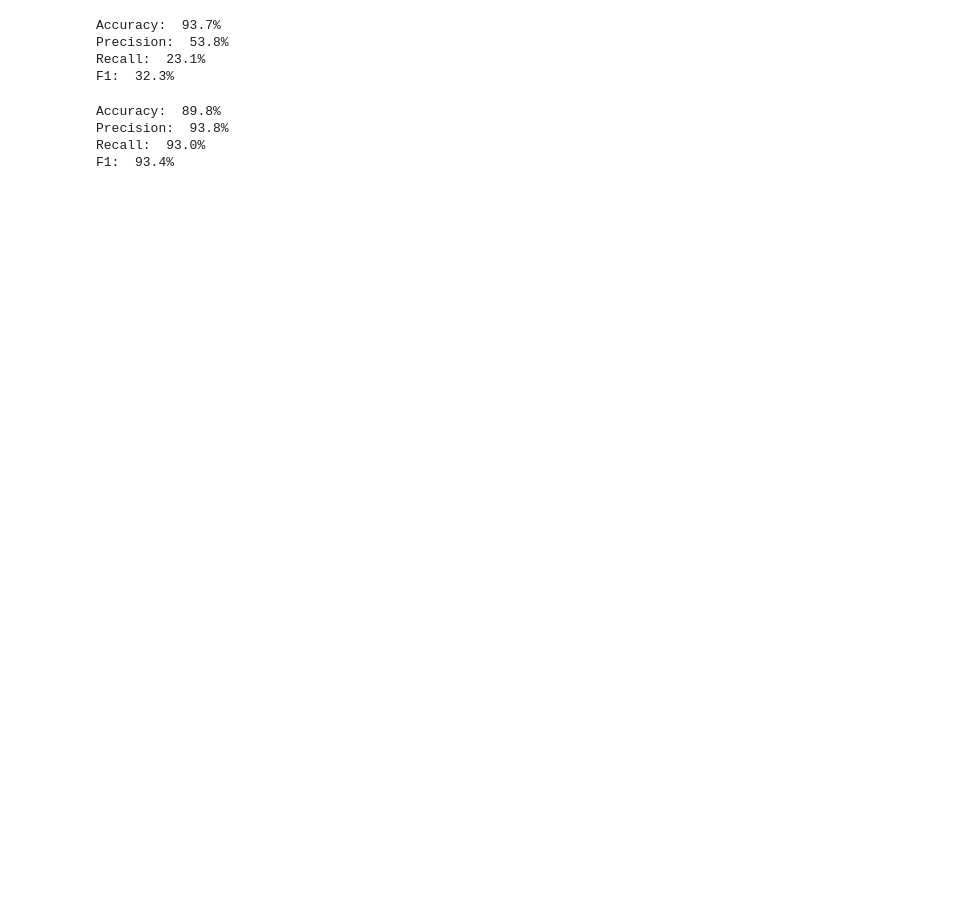
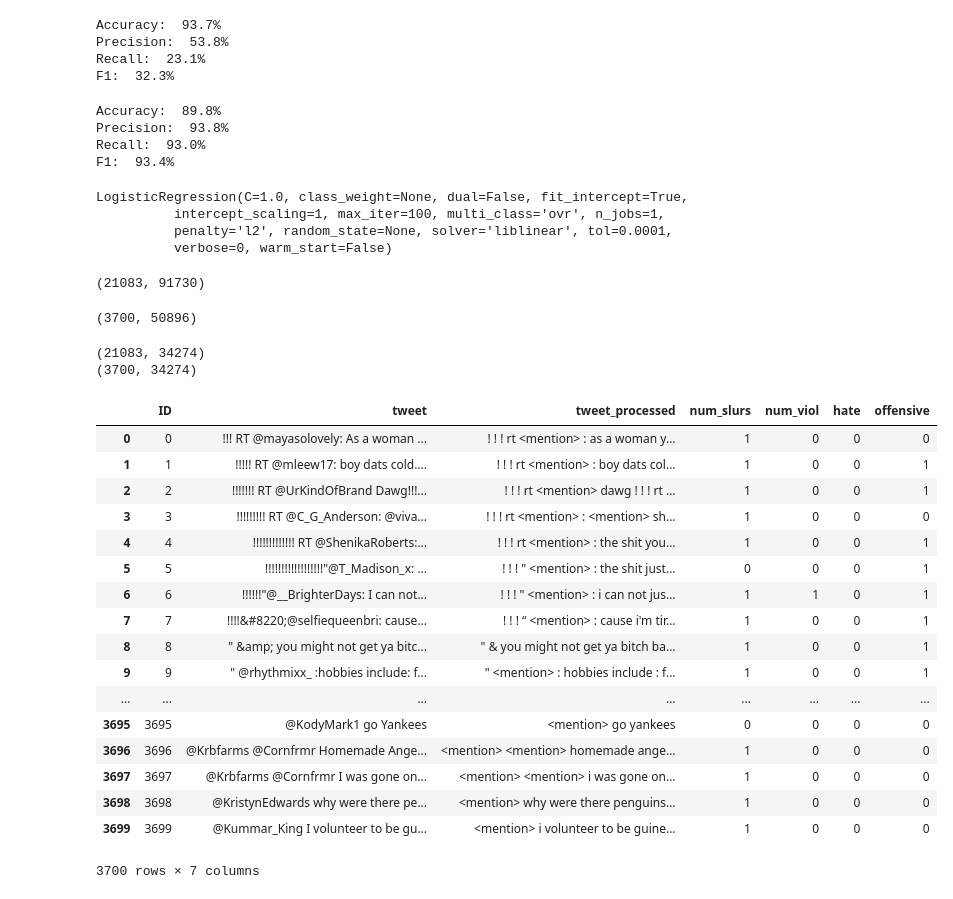
Before and after one commit to michaelmilleryoder/comp-ethics, a Jupyter notebook: jupyter/hw3.ipynb, the cells around one changed output. Drawn from its saved outputs; the diff is of its cells as text; code cells hidden in the pictures; blank space fills up the shorter version.

```diff
--- a/jupyter/hw3.ipynb
+++ b/jupyter/hw3.ipynb
@@ -1371,0 +1470,4 @@ hate_feats.shape
+# %%
+# Fit classifier to all training data
+clf = LogisticRegression()
+clf.fit(x['train'], y['train'])
@@ -1371,0 +1479,7 @@ hate_feats.shape
+# %%
+# Make predictions on test set
+x['test'] = hstack([bow['test'], csr_matrix(data['test']['num_slurs'].data).T,
+                     csr_matrix(data['test']['num_viol'].data).T,
+                     csr_matrix(sent_feats['test'])])
+data['test']['hate'] = clf.predict(x['test'])
+data['test']
@@ -1405,8 +1542,8 @@ x = {}
 y = {}
 x['train'] = hstack([bow['train'], csr_matrix(data['train']['num_slurs'].data).T,
                      csr_matrix(data['train']['num_viol'].data).T,
-                     csr_matrix(sent_feats),
-                    hate_feats])
+                     csr_matrix(sent_feats['train']),
+                    hate_feats['train']])
 y['train'] = data['train'].offensive
 
 clf = LogisticRegression()
@@ -1430,3 +1567,53 @@ Accuracy:  89.8%
 Precision:  93.8%
 Recall:  93.0%
 F1:  93.4%
+# %%
+# Fit classifier to all training data
+clf = LogisticRegression()
+clf.fit(x['train'], y['train'])
+# %% [output]
+LogisticRegression(C=1.0, class_weight=None, dual=False, fit_intercept=True,
+          intercept_scaling=1, max_iter=100, multi_class='ovr', n_jobs=1,
+          penalty='l2', random_state=None, solver='liblinear', tol=0.0001,
+          verbose=0, warm_start=False)
+# %%
+x['train'].shape
+# %% [output]
+(21083, 91730)
+# %%
+x['test'].shape
+# %% [output]
+(3700, 50896)
+# %%
+for f in folds:
+    print(bow[f].shape)
+# %% [output]
+(21083, 34274)
+(3700, 34274)
+# %%
+# Make predictions on test set
+x['test'] = hstack([bow['test'], csr_matrix(data['test']['num_slurs'].data).T,
+                     csr_matrix(data['test']['num_viol'].data).T,
+                     csr_matrix(sent_feats['test']),
+                    hate_feats['test']])
+data['test']['offensive'] = clf.predict(x['test'])
+data['test']
+# %% [output]
+|  | ID | tweet | tweet_processed | num_slurs | num_viol | hate | offensive |
+| 0 | 0 | !!! RT @mayasolovely: As a woman ... | ! ! ! rt <mention> : as a woman y... | 1 | 0 | 0 | 0 |
+| 1 | 1 | !!!!! RT @mleew17: boy dats cold.... | ! ! ! rt <mention> : boy dats col... | 1 | 0 | 0 | 1 |
+| 2 | 2 | !!!!!!! RT @UrKindOfBrand Dawg!!!... | ! ! ! rt <mention> dawg ! ! ! rt ... | 1 | 0 | 0 | 1 |
+| 3 | 3 | !!!!!!!!! RT @C_G_Anderson: @viva... | ! ! ! rt <mention> : <mention> sh... | 1 | 0 | 0 | 0 |
+| 4 | 4 | !!!!!!!!!!!!! RT @ShenikaRoberts:... | ! ! ! rt <mention> : the shit you... | 1 | 0 | 0 | 1 |
+| 5 | 5 | !!!!!!!!!!!!!!!!!!"@T_Madison_x: ... | ! ! ! " <mention> : the shit just... | 0 | 0 | 0 | 1 |
+| 6 | 6 | !!!!!!"@__BrighterDays: I can not... | ! ! ! " <mention> : i can not jus... | 1 | 1 | 0 | 1 |
+| 7 | 7 | !!!!&#8220;@selfiequeenbri: cause... | ! ! ! “ <mention> : cause i'm tir... | 1 | 0 | 0 | 1 |
+| 8 | 8 | " &amp; you might not get ya bitc... | " & you might not get ya bitch ba... | 1 | 0 | 0 | 1 |
+| 9 | 9 | " @rhythmixx_ :hobbies include: f... | " <mention> : hobbies include : f... | 1 | 0 | 0 | 1 |
+| ... | ... | ... | ... | ... | ... | ... | ... |
+| 3695 | 3695 | @KodyMark1 go Yankees | <mention> go yankees | 0 | 0 | 0 | 0 |
+| 3696 | 3696 | @Krbfarms @Cornfrmr Homemade Ange... | <mention> <mention> homemade ange... | 1 | 0 | 0 | 0 |
+| 3697 | 3697 | @Krbfarms @Cornfrmr I was gone on... | <mention> <mention> i was gone on... | 1 | 0 | 0 | 0 |
+| 3698 | 3698 | @KristynEdwards why were there pe... | <mention> why were there penguins... | 1 | 0 | 0 | 0 |
+| 3699 | 3699 | @Kummar_King I volunteer to be gu... | <mention> i volunteer to be guine... | 1 | 0 | 0 | 0 |
+3700 rows × 7 columns
```
Also changed, not shown: parts of 22 cells of this notebook.
